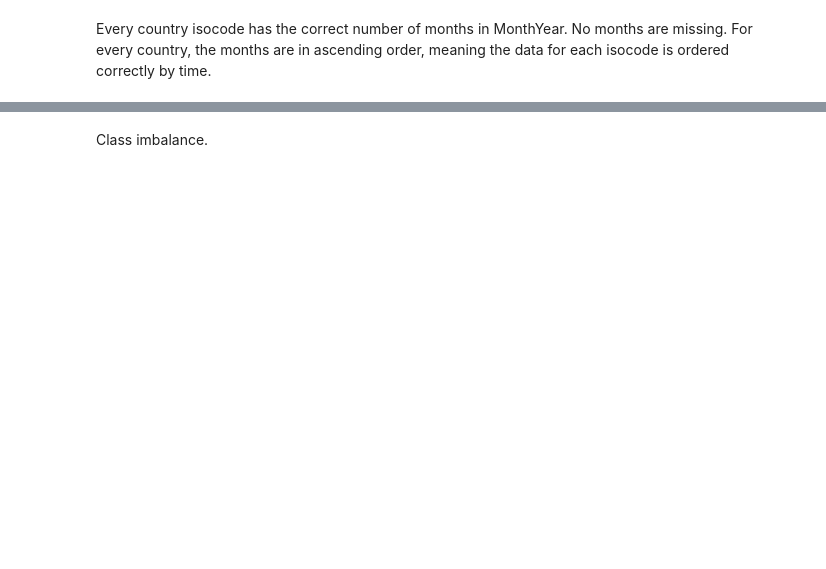
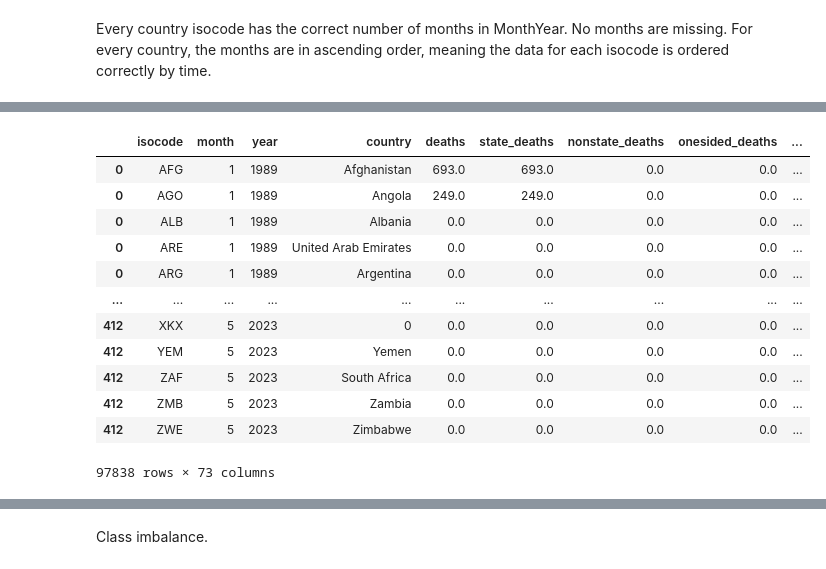
Before and after one commit to luisquinonesPR/thesis, a Jupyter notebook: lstm_model.ipynb, the cells around one changed output, grey strips where cells are left out. Drawn from its saved outputs; the diff is of its cells as text; code cells hidden in the pictures; blank space fills up the shorter version.

```diff
--- a/lstm_model.ipynb
+++ b/lstm_model.ipynb
@@ -447,0 +359,2 @@ Name: conflict, dtype: int64
+# %%
+df_final = df_final.sort_values(['year', 'month', 'isocode'])
@@ -447,0 +377,40 @@ Name: conflict, dtype: int64
+# %%
+# List of all event count columns for gov, opp and total events
+event_cols = ['count_events_{}'.format(i) for i in range(1, 21)]
+event_cols_gov = ['count_events_{}_gov'.format(i) for i in range(1, 21)]
+event_cols_opp = ['count_events_{}_opp'.format(i) for i in range(1, 21)]
+
+# Compute the total events for each group
+df_final['total_events'] = df_final[event_cols].sum(axis=1)
+df_final['total_events_gov'] = df_final[event_cols_gov].sum(axis=1)
+df_final['total_events_opp'] = df_final[event_cols_opp].sum(axis=1)
+
+# Compute the share of each type of event for each group and create new columns
+for col in event_cols:
+    df_final['share_events_{}'.format(col)] = df_final[col] / df_final['total_events']
+
+for col in event_cols_gov:
+    df_final['share_events_{}'.format(col)] = df_final[col] / df_final['total_events_gov']
+
+for col in event_cols_opp:
+    df_final['share_events_{}'.format(col)] = df_final[col] / df_final['total_events_opp']
+
+# Drop the original count_events_* columns
+df_final.drop(columns=event_cols + event_cols_gov + event_cols_opp, inplace=True)
+df_final = df_final.fillna(0)
+# %%
+df_final
+# %% [output]
+|  | isocode | month | year | country | deaths | state_deaths | nonstate_deaths | onesided_deaths | ... |
+| 0 | AFG | 1 | 1989 | Afghanistan | 693.0 | 693.0 | 0.0 | 0.0 | ... |
+| 0 | AGO | 1 | 1989 | Angola | 249.0 | 249.0 | 0.0 | 0.0 | ... |
+| 0 | ALB | 1 | 1989 | Albania | 0.0 | 0.0 | 0.0 | 0.0 | ... |
+| 0 | ARE | 1 | 1989 | United Arab Emirates | 0.0 | 0.0 | 0.0 | 0.0 | ... |
+| 0 | ARG | 1 | 1989 | Argentina | 0.0 | 0.0 | 0.0 | 0.0 | ... |
+| ... | ... | ... | ... | ... | ... | ... | ... | ... | ... |
+| 412 | XKX | 5 | 2023 | 0 | 0.0 | 0.0 | 0.0 | 0.0 | ... |
+| 412 | YEM | 5 | 2023 | Yemen | 0.0 | 0.0 | 0.0 | 0.0 | ... |
+| 412 | ZAF | 5 | 2023 | South Africa | 0.0 | 0.0 | 0.0 | 0.0 | ... |
+| 412 | ZMB | 5 | 2023 | Zambia | 0.0 | 0.0 | 0.0 | 0.0 | ... |
+| 412 | ZWE | 5 | 2023 | Zimbabwe | 0.0 | 0.0 | 0.0 | 0.0 | ... |
+97838 rows × 73 columns
```
Also changed, not shown: parts of 64 cells of this notebook.
